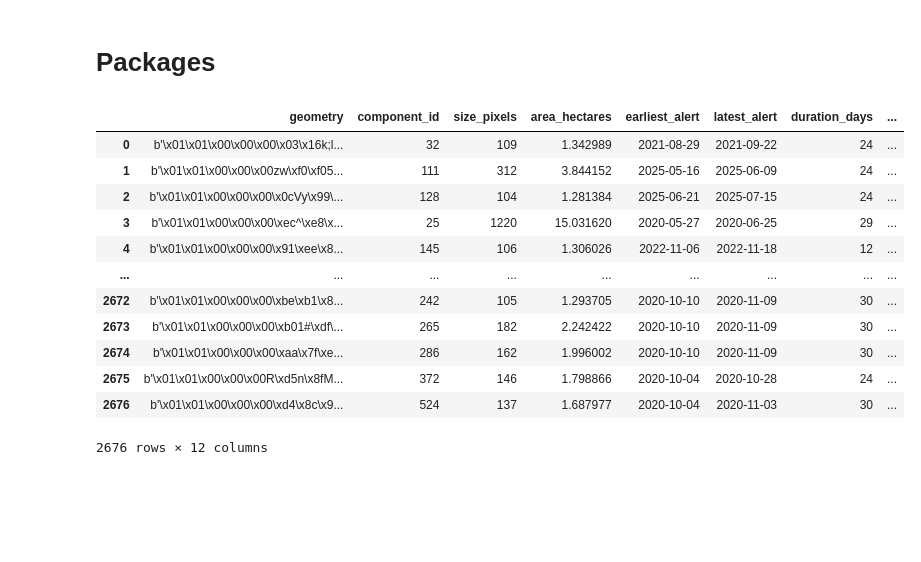
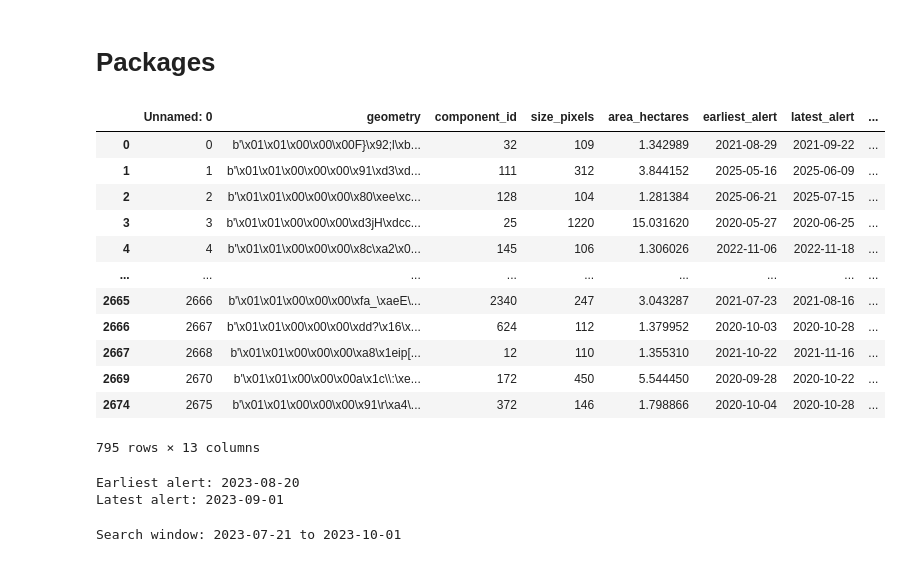
Before and after one commit to luismaecker/burned_embedder, a Jupyter notebook: notebooks/01_data_vis.ipynb, the cells around one changed output. Cells and saved outputs as stored; diff of their text form; code cells hidden in the pictures; blank space fills up the shorter version.

```diff
--- a/notebooks/01_data_vis.ipynb
+++ b/notebooks/01_data_vis.ipynb
@@ -37,19 +38,37 @@ def img_interactive(da):
         time_index2=widgets.IntSlider(min=0, max=len(da.time)-1, step=1, value=1, description='Right Image')
     )
 # %%
-deforest_df = pd.read_parquet(root_path / "data" / "processed" / "radd" / "south_america_combined_clean.parquet")
+deforest_df = pd.read_parquet(root_path / "data" / "processed" / "radd" / "south_america_combined_clean_sampled.parquet")
 deforest_df
 # %% [output]
-|  | geometry | component_id | size_pixels | area_hectares | earliest_alert | latest_alert | duration_days | ... |
-| 0 | b'\x01\x01\x00\x00\x00\x03\x16k;l... | 32 | 109 | 1.342989 | 2021-08-29 | 2021-09-22 | 24 | ... |
-| 1 | b'\x01\x01\x00\x00\x00zw\xf0\xf05... | 111 | 312 | 3.844152 | 2025-05-16 | 2025-06-09 | 24 | ... |
-| 2 | b'\x01\x01\x00\x00\x00\x0cVy\x99\... | 128 | 104 | 1.281384 | 2025-06-21 | 2025-07-15 | 24 | ... |
-| 3 | b'\x01\x01\x00\x00\x00\xec^\xe8\x... | 25 | 1220 | 15.031620 | 2020-05-27 | 2020-06-25 | 29 | ... |
-| 4 | b'\x01\x01\x00\x00\x00\x91\xee\x8... | 145 | 106 | 1.306026 | 2022-11-06 | 2022-11-18 | 12 | ... |
+|  | Unnamed: 0 | geometry | component_id | size_pixels | area_hectares | earliest_alert | latest_alert | ... |
+| 0 | 0 | b'\x01\x01\x00\x00\x00F}\x92;l\xb... | 32 | 109 | 1.342989 | 2021-08-29 | 2021-09-22 | ... |
+| 1 | 1 | b'\x01\x01\x00\x00\x00\x91\xd3\xd... | 111 | 312 | 3.844152 | 2025-05-16 | 2025-06-09 | ... |
+| 2 | 2 | b'\x01\x01\x00\x00\x00\x80\xee\xc... | 128 | 104 | 1.281384 | 2025-06-21 | 2025-07-15 | ... |
+| 3 | 3 | b'\x01\x01\x00\x00\x00\xd3jH\xdcc... | 25 | 1220 | 15.031620 | 2020-05-27 | 2020-06-25 | ... |
+| 4 | 4 | b'\x01\x01\x00\x00\x00\x8c\xa2\x0... | 145 | 106 | 1.306026 | 2022-11-06 | 2022-11-18 | ... |
 | ... | ... | ... | ... | ... | ... | ... | ... | ... |
-| 2672 | b'\x01\x01\x00\x00\x00\xbe\xb1\x8... | 242 | 105 | 1.293705 | 2020-10-10 | 2020-11-09 | 30 | ... |
-| 2673 | b'\x01\x01\x00\x00\x00\xb01#\xdf\... | 265 | 182 | 2.242422 | 2020-10-10 | 2020-11-09 | 30 | ... |
-| 2674 | b'\x01\x01\x00\x00\x00\xaa\x7f\xe... | 286 | 162 | 1.996002 | 2020-10-10 | 2020-11-09 | 30 | ... |
-| 2675 | b'\x01\x01\x00\x00\x00R\xd5n\x8fM... | 372 | 146 | 1.798866 | 2020-10-04 | 2020-10-28 | 24 | ... |
-| 2676 | b'\x01\x01\x00\x00\x00\xd4\x8c\x9... | 524 | 137 | 1.687977 | 2020-10-04 | 2020-11-03 | 30 | ... |
+| 2665 | 2666 | b'\x01\x01\x00\x00\x00\xfa_\xaeE\... | 2340 | 247 | 3.043287 | 2021-07-23 | 2021-08-16 | ... |
+| 2666 | 2667 | b'\x01\x01\x00\x00\x00\xdd?\x16\x... | 624 | 112 | 1.379952 | 2020-10-03 | 2020-10-28 | ... |
+| 2667 | 2668 | b'\x01\x01\x00\x00\x00\xa8\x1eip[... | 12 | 110 | 1.355310 | 2021-10-22 | 2021-11-16 | ... |
+| 2669 | 2670 | b'\x01\x01\x00\x00\x00a\x1c\\:\xe... | 172 | 450 | 5.544450 | 2020-09-28 | 2020-10-22 | ... |
+| 2674 | 2675 | b'\x01\x01\x00\x00\x00\x91\r\xa4\... | 372 | 146 | 1.798866 | 2020-10-04 | 2020-10-28 | ... |
-2676 rows × 12 columns
+795 rows × 13 columns
+# %%
+index = 2418
+p_or_n = "negative"
+print(f"Earliest alert: {deforest_df.loc[index, 'earliest_alert']}")
+print(f"Latest alert: {deforest_df.loc[index, 'latest_alert']}")
+
+sample = deforest_df.loc[index]
+# %% [output]
+Earliest alert: 2023-08-20
+Latest alert: 2023-09-01
+# %%
+search_start_date, search_end_date = calculate_search_dates(
+    sample.earliest_alert, sample.latest_alert, 1
+)
+
+print(f"Search window: {search_start_date} to {search_end_date}")
+# %% [output]
+Search window: 2023-07-21 to 2023-10-01
```
Also changed, not shown: parts of 3 cells of this notebook, 15 other files.
